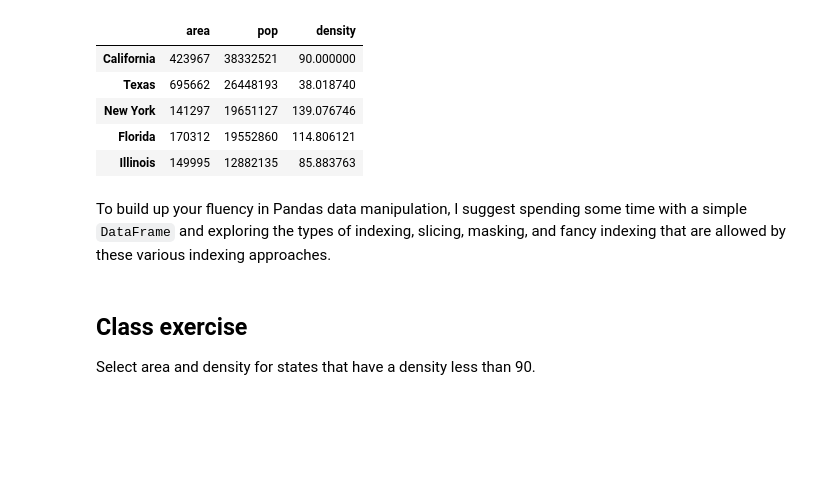
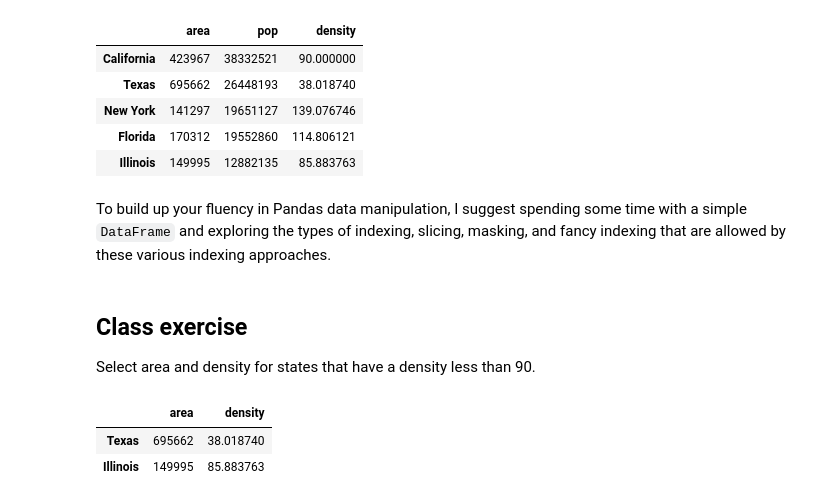
Before and after one commit to shasha920/6070, a Jupyter notebook: Module 9 - Data Indexing and Selection.ipynb, the cells around one changed output. Cells and saved outputs as stored; diff of their text form; code cells hidden in the pictures; blank space fills up the shorter version.

```diff
--- a/Module 9 - Data Indexing and Selection.ipynb
+++ b/Module 9 - Data Indexing and Selection.ipynb
@@ -339,3 +339,9 @@ To build up your fluency in Pandas data manipulation, I suggest spending some ti
 # %% [markdown]
 ## Class exercise
 Select area and density for states that have a density less than 90.
+# %%
+data.loc[data.density<90,['area','density']]
+# %% [output]
+|  | area | density |
+| Texas | 695662 | 38.018740 |
+| Illinois | 149995 | 85.883763 |
```
